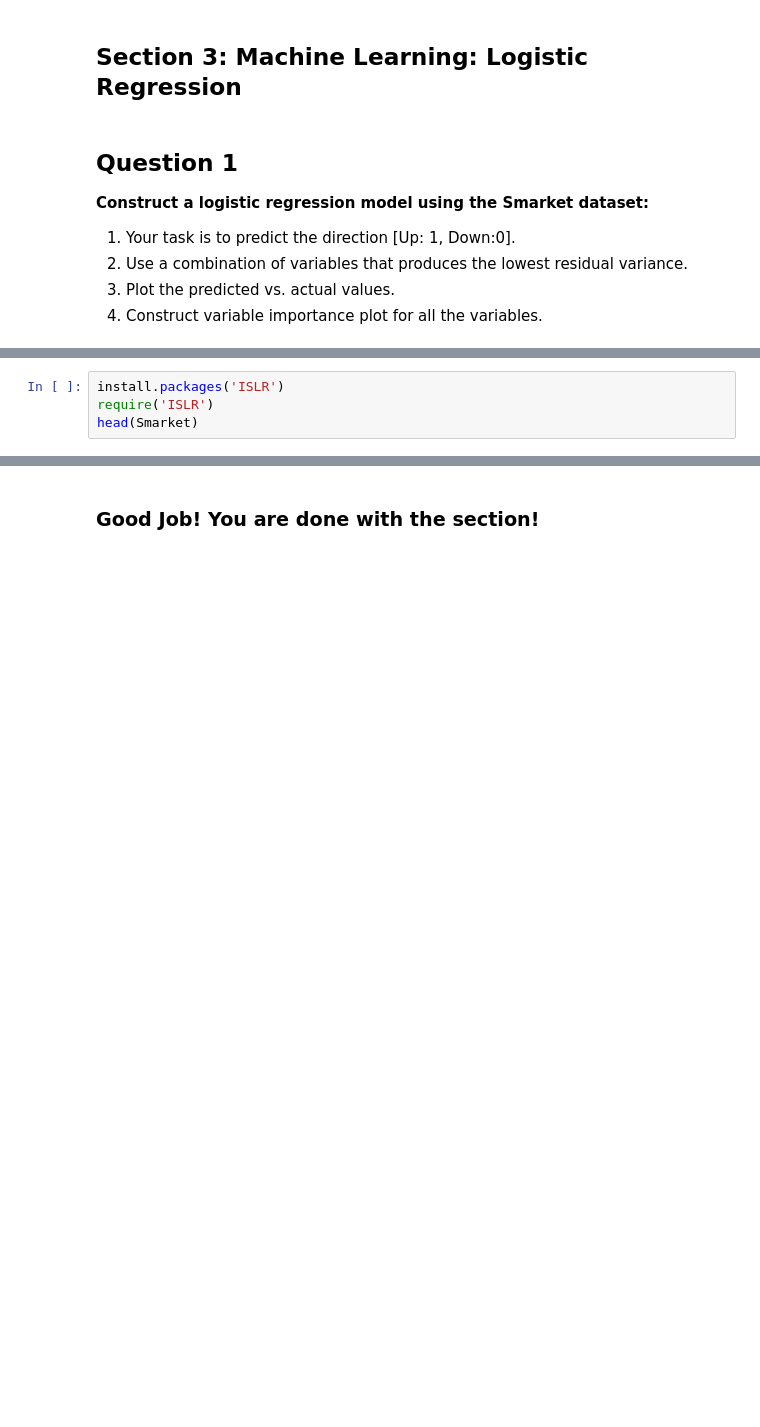
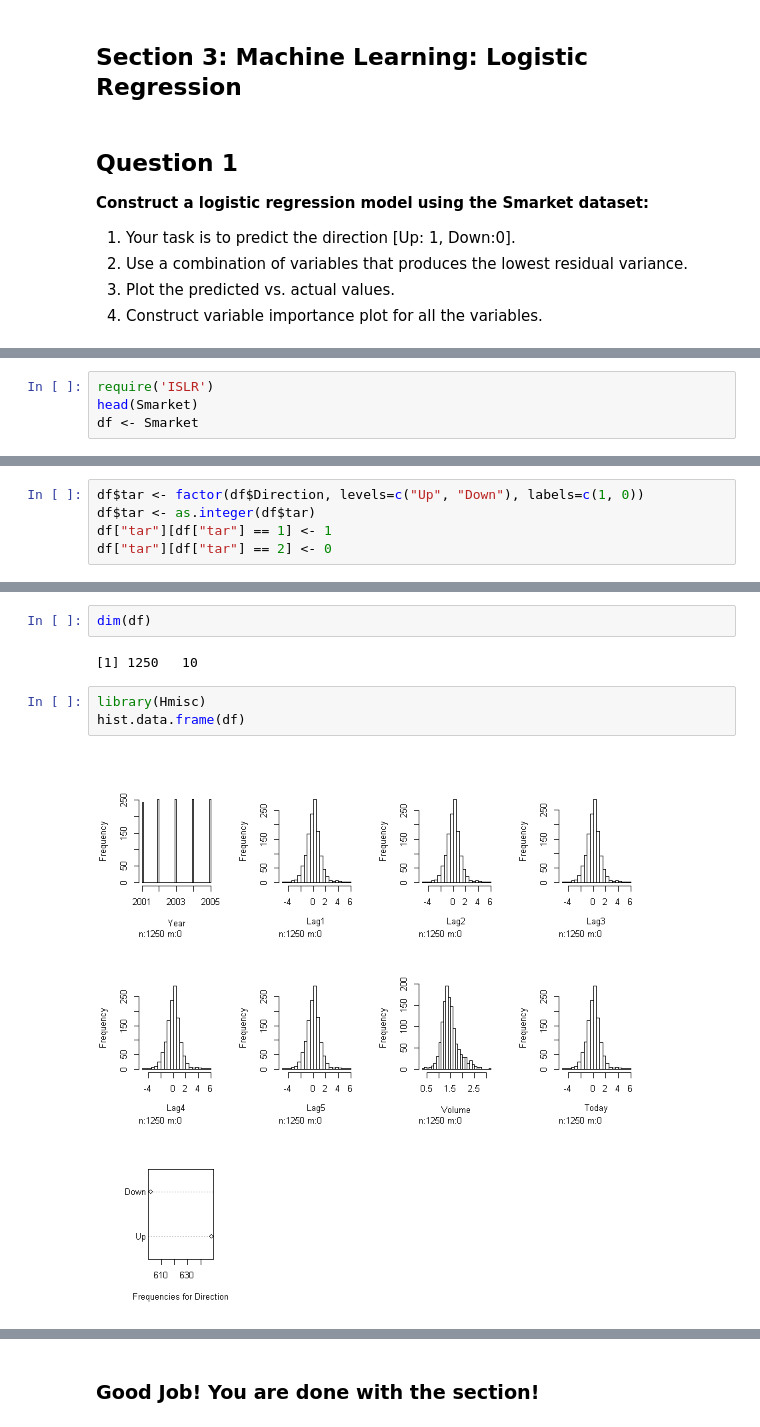
Before and after one commit to asad2011ai/Machine_Learning-Supervised_Learning, a Jupyter notebook: Supervised Learning.ipynb, the cells around one changed output, grey strips where cells are left out. Drawn from its saved outputs; the diff is of its cells as text; blank space fills up the shorter version.

```diff
--- a/Supervised Learning.ipynb
+++ b/Supervised Learning.ipynb
@@ -315,5 +373,5 @@ ERROR: Error in !install.packages("ISLR"): invalid argument type
 # %%
-install.packages('ISLR')
 require('ISLR')
 head(Smarket)
+df <- Smarket
 # %% [output]
@@ -323,0 +414,5 @@ ERROR: Error in head(Smarket): object 'Smarket' not found
+# %%
+df$tar <- factor(df$Direction, levels=c("Up", "Down"), labels=c(1, 0))
+df$tar <- as.integer(df$tar)
+df["tar"][df["tar"] == 1] <- 1
+df["tar"][df["tar"] == 2] <- 0
@@ -323,0 +441,9 @@ ERROR: Error in head(Smarket): object 'Smarket' not found
+# %%
+dim(df)
+# %% [output]
+[1] 1250   10
+# %%
+library(Hmisc)
+hist.data.frame(df)
+# %% [output]
+[figure, added]
```
Also changed, not shown: parts of 75 cells of this notebook, 2 other files.
